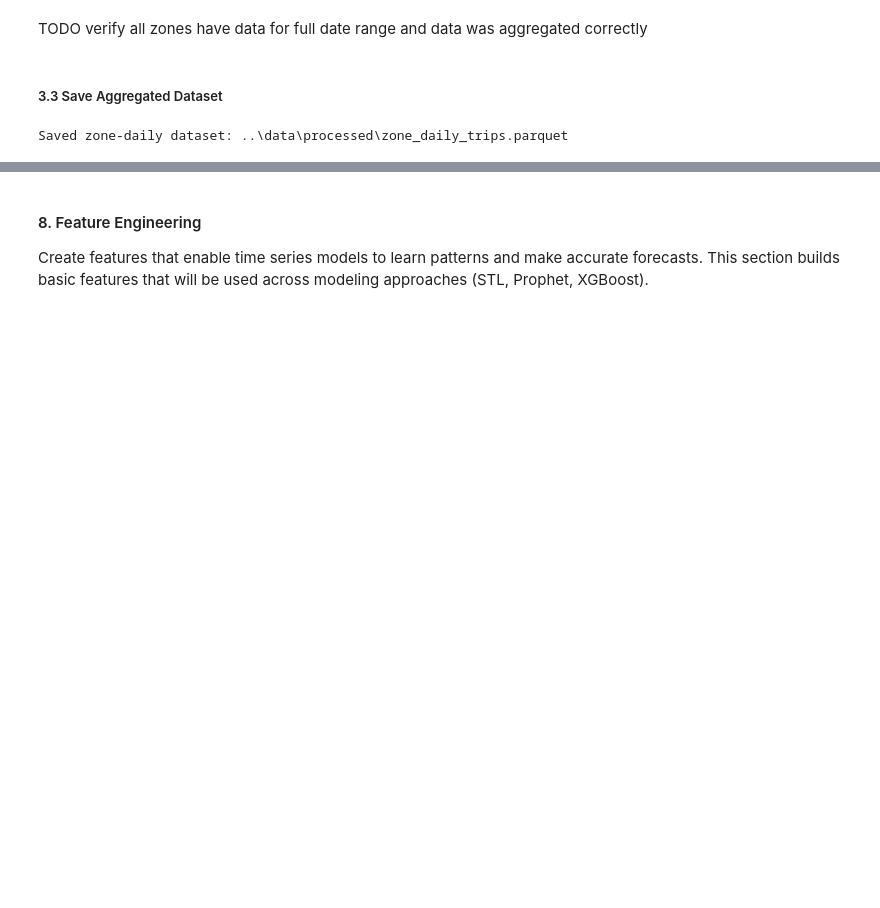
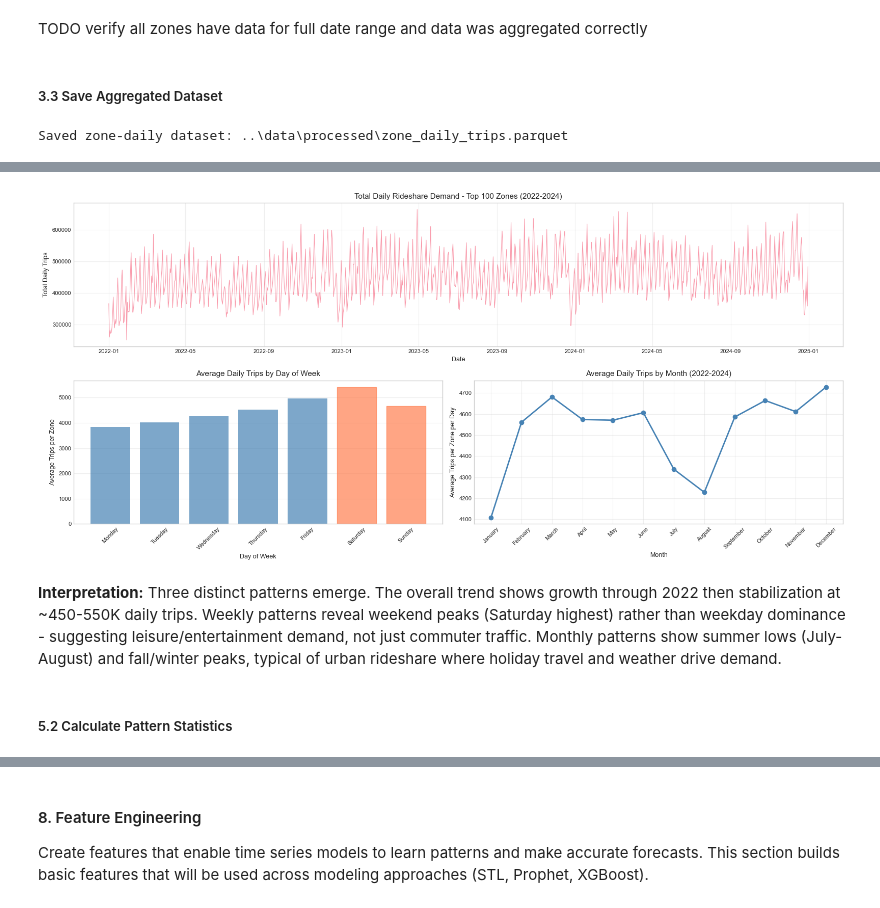
Before and after one commit to KRFlowers/nyc-fhv-rideshare-forecasting, a Jupyter notebook: notebooks/02_exploratory_analysis.ipynb, the cells around one changed output, grey strips where cells are left out. Drawn from its saved outputs; the diff is of its cells as text; code cells hidden in the pictures; blank space fills up the shorter version.

```diff
--- a/notebooks/02_exploratory_analysis.ipynb
+++ b/notebooks/02_exploratory_analysis.ipynb
@@ -866,0 +727,39 @@ plt.show()
+# %%
+fig = plt.figure(figsize=(16, 7.5))
+
+# TOP ROW: Overall Trend (full width)
+ax1 = fig.add_subplot(2, 1, 1)
+ax1.plot(daily_total['date'], daily_total['total_trips'], linewidth=0.8, alpha=0.7)
+ax1.set_title(f'Total Daily Rideshare Demand - Top {TOP_N_ZONES} Zones (2022-2024)', fontsize=11)
+ax1.set_xlabel('Date', fontsize=9)
+ax1.set_ylabel('Total Daily Trips', fontsize=9)
+ax1.grid(True, alpha=0.3)
+
+# BOTTOM LEFT: Day-of-Week Patterns
+ax2 = fig.add_subplot(2, 2, 3)
+bars = ax2.bar(dow_avg['day_name'], dow_avg['daily_trips'], color='steelblue', alpha=0.7)
+bars[5].set_color('coral')  # Saturday
+bars[6].set_color('coral')  # Sunday
+ax2.set_title('Average Daily Trips by Day of Week', fontsize=11)
+ax2.set_xlabel('Day of Week', fontsize=9)
+ax2.set_ylabel('Average Trips per Zone', fontsize=9)
+ax2.tick_params(axis='x', rotation=45)
+ax2.grid(True, axis='y', alpha=0.3)
+
+# BOTTOM RIGHT: Monthly Patterns
+ax3 = fig.add_subplot(2, 2, 4)
+ax3.plot(monthly_avg['month_name'], monthly_avg['daily_trips'], marker='o', linewidth=2, color='steelblue')
+ax3.set_title('Average Daily Trips by Month (2022-2024)', fontsize=11)
+ax3.set_xlabel('Month', fontsize=9)
+ax3.set_ylabel('Average Trips per Zone per Day', fontsize=9)
+ax3.tick_params(axis='x', rotation=45)
+ax3.grid(True, alpha=0.3)
+
+plt.tight_layout()
+plt.show()
+# %% [output]
+[figure, added]
+# %% [markdown]
+**Interpretation:** Three distinct patterns emerge. The overall trend shows growth through 2022 then stabilization at ~450-550K daily trips. Weekly patterns reveal weekend peaks (Saturday highest) rather than weekday dominance - suggesting leisure/entertainment demand, not just commuter traffic. Monthly patterns show summer lows (July-August) and fall/winter peaks, typical of urban rideshare where holiday travel and weather drive demand.
+# %% [markdown]
+##### 5.2 Calculate Pattern Statistics
```
Also changed, not shown: parts of 132 cells of this notebook.
